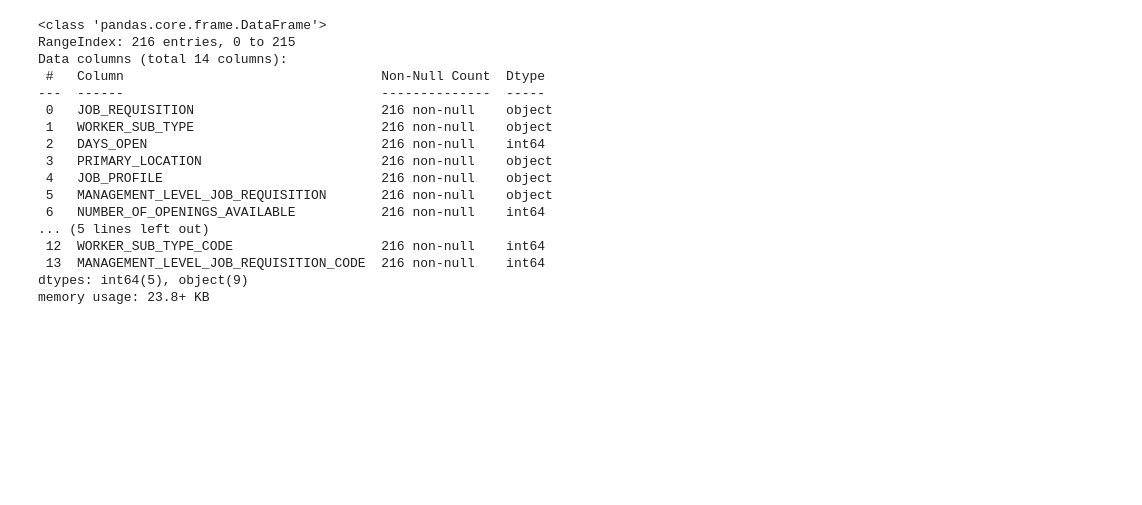
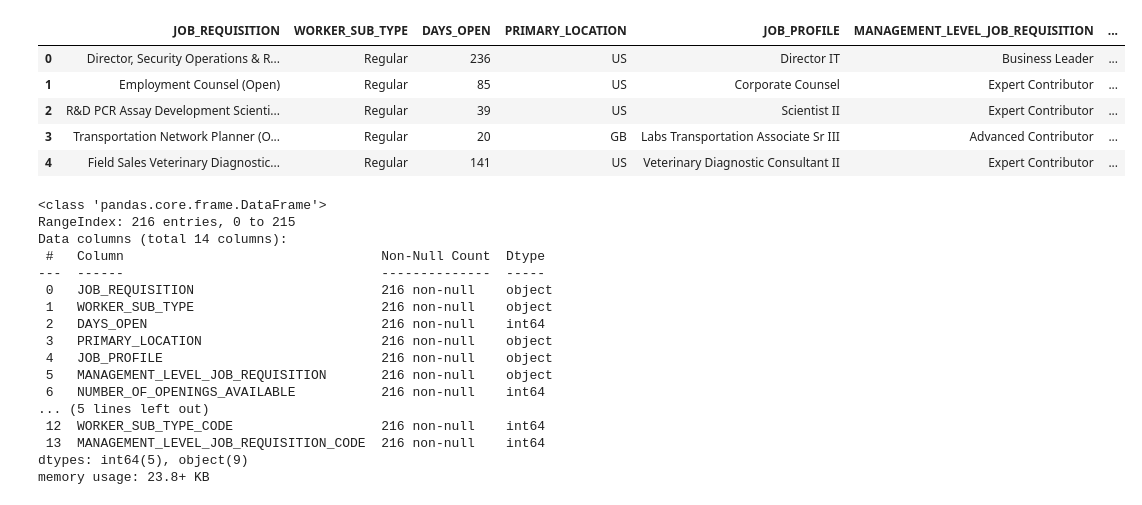
Before and after one commit to VivekReddy10-08-2004/USM_BAN_Big_Husky_Lovers, a Jupyter notebook: Notebooks/BAN_NLP.ipynb, the cells around one changed output. Cells and saved outputs as stored; diff of their text form; code cells hidden in the pictures; blank space fills up the shorter version.

```diff
--- a/Notebooks/BAN_NLP.ipynb
+++ b/Notebooks/BAN_NLP.ipynb
@@ -11,6 +11,15 @@ from sklearn.decomposition import PCA
 from sklearn.metrics import mean_absolute_error, r2_score
 # %%
 df = pd.read_csv("Cleaned_ML_Ready.csv")
+# %%
+df.head()
+# %% [output]
+|  | JOB_REQUISITION | WORKER_SUB_TYPE | DAYS_OPEN | PRIMARY_LOCATION | JOB_PROFILE | MANAGEMENT_LEVEL_JOB_REQUISITION | ... |
+| 0 | Director, Security Operations & R... | Regular | 236 | US | Director IT | Business Leader | ... |
+| 1 | Employment Counsel (Open) | Regular | 85 | US | Corporate Counsel | Expert Contributor | ... |
+| 2 | R&D PCR Assay Development Scienti... | Regular | 39 | US | Scientist II | Expert Contributor | ... |
+| 3 | Transportation Network Planner (O... | Regular | 20 | GB | Labs Transportation Associate Sr III | Advanced Contributor | ... |
+| 4 | Field Sales Veterinary Diagnostic... | Regular | 141 | US | Veterinary Diagnostic Consultant II | Expert Contributor | ... |
 # %%
 df.info()
 # %% [output]
```
Also changed, not shown: parts of 1 cell of this notebook.
